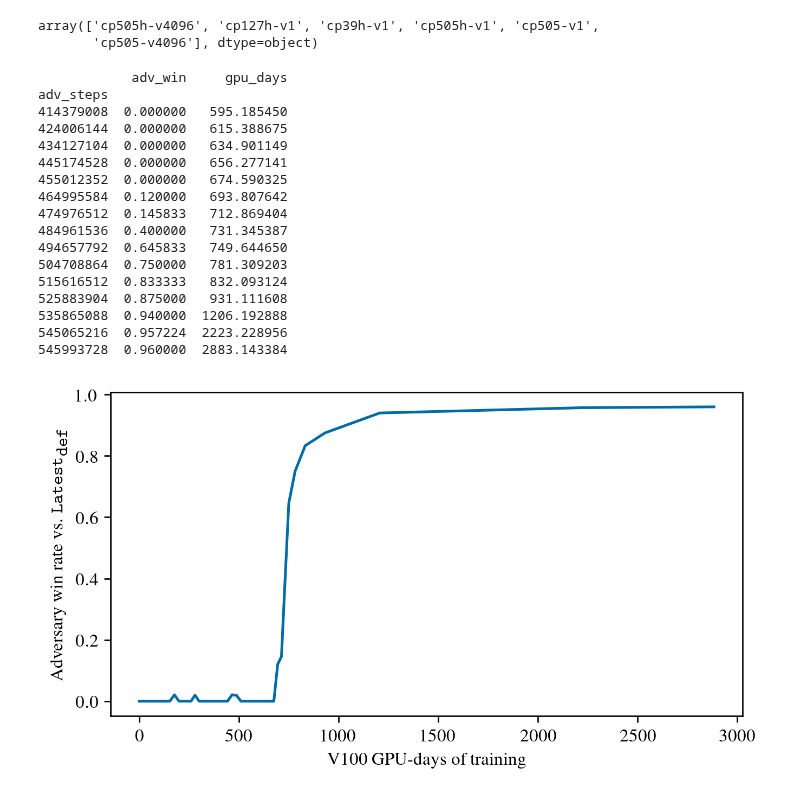
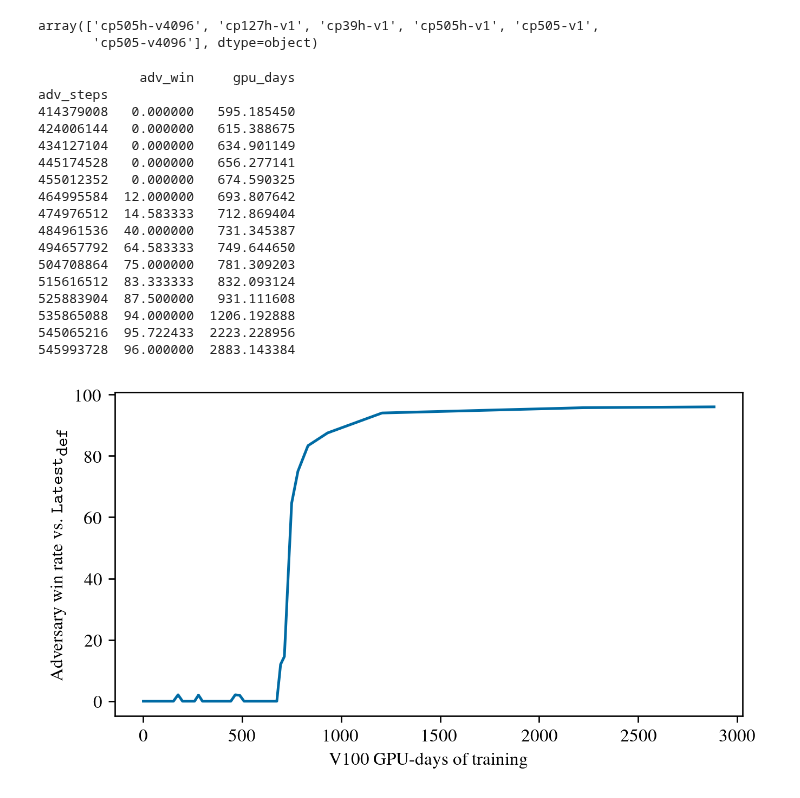
Before and after one commit to AlignmentResearch/KataGoVisualizer, a Jupyter notebook: notebooks/notebooks/paper/estimate-gpu-days-adv.ipynb, the cells around one changed output. Cells and saved outputs as stored; diff of their text form; code cells hidden in the pictures.

```diff
--- a/notebooks/notebooks/paper/estimate-gpu-days-adv.ipynb
+++ b/notebooks/notebooks/paper/estimate-gpu-days-adv.ipynb
@@ -197,7 +197,9 @@ def get_adversary_written_time(
     adversary_steps: int,
 ):
     """Returns when the adversary model file was written."""
-    adversary_files = glob.glob(str(training_path / "models" / f"t0-s{adversary_steps}-d*" / "model.bin.gz"))
+    adversary_files = glob.glob(
+        str(training_path / "models" / f"t0-s{adversary_steps}-d*" / "model.bin.gz")
+    )
     assert len(adversary_files) == 1
     return get_modified_time(adversary_files[0])
 
@@ -379,42 +381,44 @@ array(['cp505h-v4096', 'cp127h-v1', 'cp39h-v1', 'cp505h-v1', 'cp505-v1',
 adv_steps_list = sorted(df.adv_steps.unique())
 gpu_days_list = []
 for adv_steps in adv_steps_list:
-    # note: it would be more efficient to fetch the GPU-days
+    # Note: it would be more efficient to fetch the GPU-days
     # for each adversary in one sweep of the training log files,
     # but here we're doing the easy inefficient way of sweeping
     # through the files for each adversary
-    gpu_days_list.append(get_v100_gpu_days(
-        CYCLIC_ADV_TRAINING_PATH,
-        adv_steps
-    ))
+    gpu_days_list.append(get_v100_gpu_days(CYCLIC_ADV_TRAINING_PATH, adv_steps))
 # %%
 VICTIM_NAME = "cp505h-v4096"
-win_rates = df[df.victim_name == victim_name].groupby("adv_steps").adv_win.mean(numeric_only = True)
+win_rates = (
+    df[df.victim_name == VICTIM_NAME]
+    .groupby("adv_steps")
+    .adv_win.mean(numeric_only=True)
+)
+win_rates = 100 * win_rates
 win_rates_and_gpu_days = win_rates.to_frame()
 win_rates_and_gpu_days["gpu_days"] = gpu_days_list
 print(win_rates_and_gpu_days.tail(15))
-ax = win_rates_and_gpu_days.plot(x='gpu_days', y='adv_win')
+ax = win_rates_and_gpu_days.plot(x="gpu_days", y="adv_win")
 
 ax.get_legend().remove()
 ax.set_xlabel("V100 GPU-days of training")
 ax.set_ylabel(r"Adversary win rate vs. $\texttt{Latest}_\texttt{def}$")
 plt.savefig("win-rate-vs-gpu-days.pgf", backend="pgf")
 # %% [output]
-            adv_win     gpu_days
+             adv_win     gpu_days
 adv_steps
-414379008  0.000000   595.185450
-424006144  0.000000   615.388675
-434127104  0.000000   634.901149
-445174528  0.000000   656.277141
-455012352  0.000000   674.590325
-464995584  0.120000   693.807642
-474976512  0.145833   712.869404
-484961536  0.400000   731.345387
-494657792  0.645833   749.644650
-504708864  0.750000   781.309203
-515616512  0.833333   832.093124
-525883904  0.875000   931.111608
-535865088  0.940000  1206.192888
-545065216  0.957224  2223.228956
-545993728  0.960000  2883.143384
+414379008   0.000000   595.185450
+424006144   0.000000   615.388675
+434127104   0.000000   634.901149
+445174528   0.000000   656.277141
+455012352   0.000000   674.590325
+464995584  12.000000   693.807642
+474976512  14.583333   712.869404
+484961536  40.000000   731.345387
+494657792  64.583333   749.644650
+504708864  75.000000   781.309203
+515616512  83.333333   832.093124
+525883904  87.500000   931.111608
+535865088  94.000000  1206.192888
+545065216  95.722433  2223.228956
+545993728  96.000000  2883.143384
-[figure, old version]
+[figure, new version]
```
Also changed, not shown: parts of 1 cell of this notebook.
